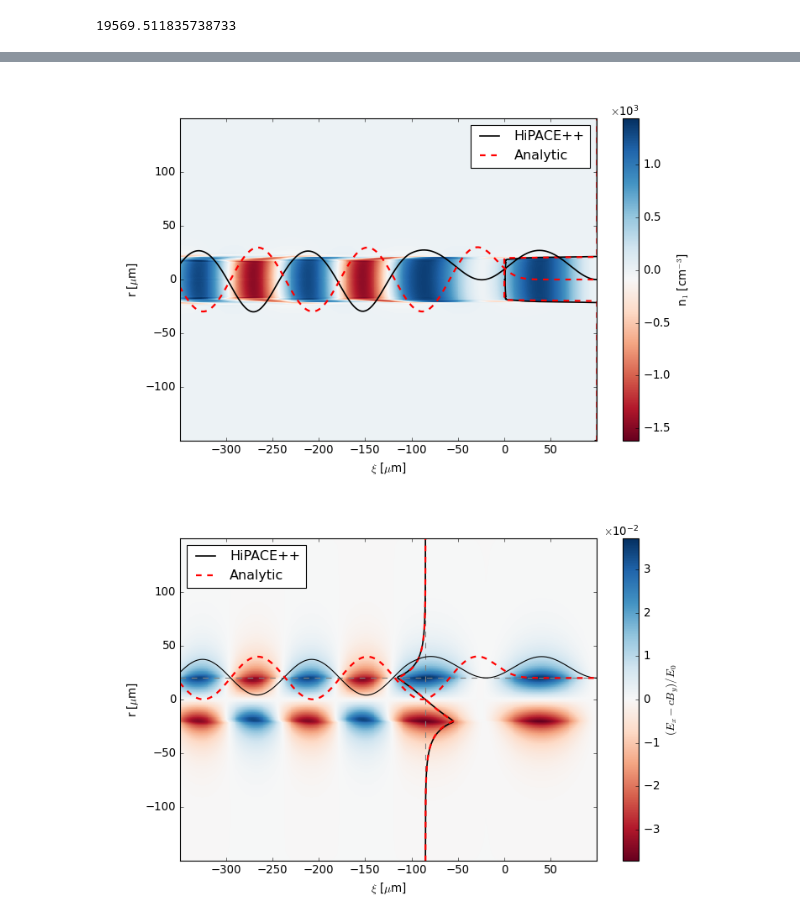
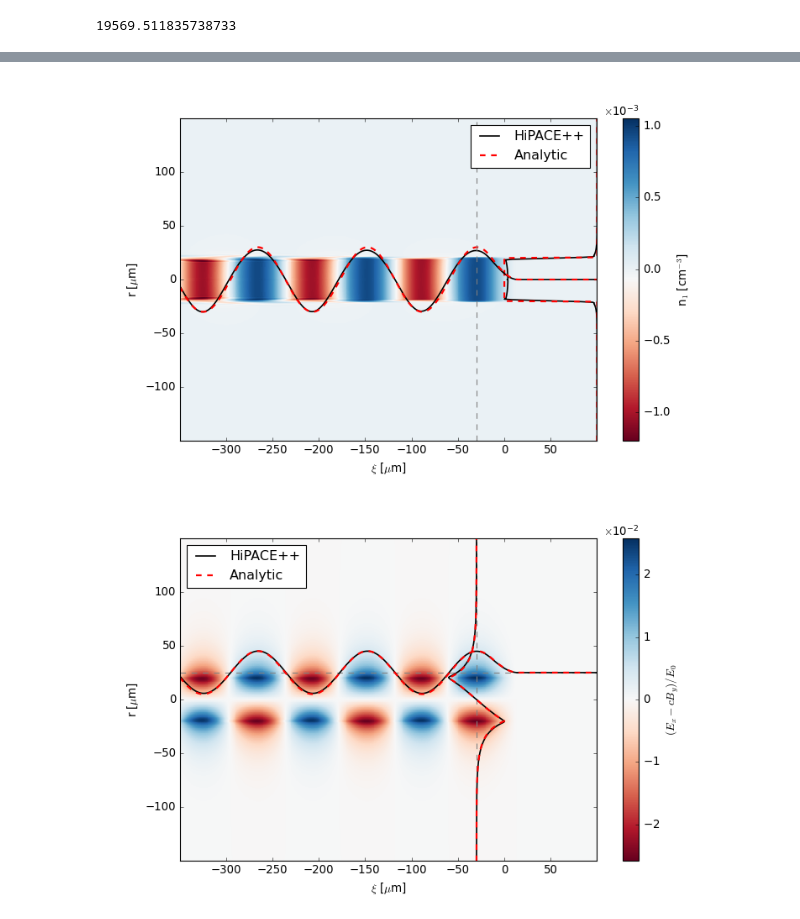
Before and after one commit to MaxVarverakis/PositronPWFA, a Jupyter notebook: linearWF_analysis.ipynb, the cells around one changed output, grey strips where cells are left out. Drawn from its saved outputs; the diff is of its cells as text; code cells hidden in the pictures.

```diff
--- a/linearWF_analysis.ipynb
+++ b/linearWF_analysis.ipynb
@@ -245,15 +351,20 @@ def Er(r: np.ndarray, dr: float, xi: np.ndarray, dz: float, Nb: float, n0: float
 # %%
 # DOMAIN
 res = 1e-6 # m
-# rmin, rmax, ximin, ximax = -150e-6, 150e-6, -100e-6, 350e-6 # m
+num = 512 # m
 rmin, rmax, ximin, ximax = -150e-6, 150e-6, -350e-6, 100e-6 # m
-r, xi = np.arange(rmin, rmax, res), np.arange(ximin, ximax, res)
+r, xi = np.linspace(rmin, rmax, num - 1), np.linspace(ximin, ximax, num)
+# r, xi = np.arange(rmin, rmax, res), np.arange(ximin, ximax, res)
 
 # print(r.shape, xi.shape)
 
+# print(np.argmin(abs(r)))
+# print(r[254], r[256])
+r[r==0] = 1e-12
+
 # BEAM PARAMETERS
 u = 'SI'
-Nb = 4e8
+Nb = 4e7 # 124338 # 4e8
 n0 = 8e16   # cm^-3
 dr = 20e-6  # m
 dz = 15e-6  # m
@@ -512,20 +614,24 @@ plt.show()
 # %%
-Xi_1, R_1, n_1 = n1(r, dr, xi, dz, Nb, n0, gauss = False)
-z = longitudinal(xi, dz, Nb, n0, True)
+Xi_1, R_1, n_1 = n1(r, dr, xi, dz, Nb, n0, gauss = g)
+z = longitudinal(xi, dz, Nb, n0, True, gauss = g)
 
-idx = np.argmin(abs(info.x - 25e-6))
+off = -30e-6
+
+idx = np.argmin(abs(info.x + off))
 
 plt.close()
 plt.figure(11, figsize = (10, 6), facecolor = 'w')
-img = plt.pcolormesh(1e6 * info.z, 1e6 * info.x, rho[:, 511//2].T, cmap = 'RdBu')
+img = plt.pcolormesh(1e6 * info.z, 1e6 * info.x, rho[:, 511//2].T * 1e-6, cmap = 'RdBu')
 
-plt.plot(-1e2 * max(rho[idx, 511//2])**-1 * rho[idx, 511//2] + 100, 1e6 * info.x, 'k', linewidth = 1.5, label = 'HiPACE++')
+plt.plot(1e2 * max(abs(rho[idx, 511//2]))**-1 * rho[idx, 511//2] + 100, 1e6 * info.x, 'k', linewidth = 1.5, label = 'HiPACE++')
 # plt.plot(1.05e1 * max(rho[0, 511//2])**-1 * rho[0, 511//2] + 100, 1e6 * info.x, 'k', linewidth = 1.5, label = 'HiPACE++')
 plt.plot(-1e2 * max(R_1)**-1 * R_1 + 100, 1e6 * r, 'r--', linewidth = 2., label = 'Analytic')
 
 plt.plot(1e6 * info.z, 30 * max(abs(rho[:, 511//2, 511//2]))**-1 * rho[:, 511//2, 511//2], 'k', linewidth = 1.5)
 plt.plot(1e6 * xi, 30 * max(abs(z))**-1 * z, 'r--', linewidth = 2.)
 # plt.plot(-1e6 * xi, 30 * max(abs(Xi_1))**-1 * Xi_1, 'c--', linewidth = 2.)
+if not g:
+    plt.vlines(1e6 * off, 1e6 * info.xmin, 1e6 * info.xmax, linestyles = '--', linewidth = 1., color = 'gray')
 
 plt.xlim(1e6 * info.zmin, 1e6 * info.zmax)
 plt.ylim(1e6 * info.xmin, 1e6 * info.xmax)
@@ -538,45 +644,46 @@ cb.formatter.set_useMathText(True)
 cb.set_label(r'n$_1$ [cm$^{-3}$]')
 
 plt.legend()
-# plt.savefig('GaussianDensityBoth.png')
+# plt.savefig('images/StepDensityBoth.png')
 plt.show()
 # %% [output]
-[figure, old version]
+[figure, new version]
 # %%
-Xi, R, E_r = Er(r, dr, xi, dz, Nb, n0, gauss = False, eV = False)
-z = longitudinal(xi, dz, Nb, n0, True)
+Xi, R, E_r = Er(r, dr, xi, dz, Nb, n0, gauss = g, eV = False)
+z = longitudinal(xi, dz, Nb, n0, True, gauss = g)
 
-Xoff = 20e-6
-Zoff = -85e-6
+Xoff = 25e-6
+Zoff = -30e-6
+# Zoff = -85e-6
 Xid = np.argmin(abs(info.z - Xoff))
 Zid = np.argmin(abs(info.z - Zoff))
 
 plt.close()
-plt.figure(10, figsize = (10, 6), facecolor = 'w')
+plt.figure(12, figsize = (10, 6), facecolor = 'w')
 img = plt.pcolormesh(1e6 * info.z, 1e6 * info.x, ExmBy[:, 511//2].T / E0(n0), cmap = 'RdBu')
 
 plt.hlines(1e6 * Xoff, 1e6 * info.zmin, 1e6 * info.zmax, linestyles = '--', linewidth = 1., color = 'gray')
 plt.vlines(1e6 * Zoff, 1e6 * info.xmin, 1e6 * info.xmax, linestyles = '--', linewidth = 1., color = 'gray')
 
-plt.plot(-.3e2 * max(ExmBy[Zid, 511//2])**-1 * ExmBy[Zid, 511//2] + 1e6 * Zoff, 1e6 * info.x, 'k', linewidth = 1.5, label = 'HiPACE++')
-plt.plot(.3e2 * max(R)**-1 * R + 1e6 * Zoff, 1e6 * r, 'r--', linewidth = 2., label = 'Analytic')
+plt.plot(-.3e2 * max(abs(ExmBy[Zid, 511//2]))**-1 * ExmBy[Zid, 511//2] + 1e6 * Zoff, 1e6 * info.x, 'k', linewidth = 1.5, label = 'HiPACE++')
+plt.plot(-.3e2 * max(R)**-1 * R + 1e6 * Zoff, 1e6 * r, 'r--', linewidth = 2., label = 'Analytic')
 
-plt.plot(1e6 * info.z, 20 * max(abs(ExmBy[:, Xid, Xid]))**-1 * ExmBy[:, Xid, Xid] + 1e6 * Xoff, 'k', linewidth = 1.)
+plt.plot(1e6 * info.z, 20 * max(abs(ExmBy[:, Xid, Xid]))**-1 * ExmBy[:, Xid, Xid] + 1e6 * Xoff, 'k', linewidth = 1.5)
 plt.plot(1e6 * xi, 20 * max(abs(z))**-1 * z + 1e6 * Xoff, 'r--', linewidth = 2.)
 # plt.plot(1e6 * info.z, 30 * max(abs(ExmBy[:, 511//4, 511//2]))**-1 * ExmBy[:, 511//2, 511//2], 'k', linewidth = 1.)
 # plt.plot(-1e6 * xi, 30 * max(Xi)**-1 * Xi, 'r--', linewidth = 2.)
 
 plt.xlim(1e6 * info.zmin, 1e6 * info.zmax)
 plt.ylim(1e6 * info.xmin, 1e6 * info.xmax)
 plt.xlabel(r'$\xi$ [$\mu$m]')
 plt.ylabel(r'r [$\mu$m]')
 
 cb = plt.colorbar(img)
 cb.formatter.set_powerlimits((0, 0))
 cb.formatter.set_useMathText(True)
 cb.set_label(r'$(E_x-cB_y)/E_0$')
 plt.legend(loc = 'upper left')
-# plt.savefig('GaussianErBoth.png')
+# plt.savefig('images/StepErBoth.png')
 plt.show()
 # %% [output]
-[figure, old version]
+[figure, new version]
```
Also changed, not shown: parts of 20 cells of this notebook, 2 other files.
